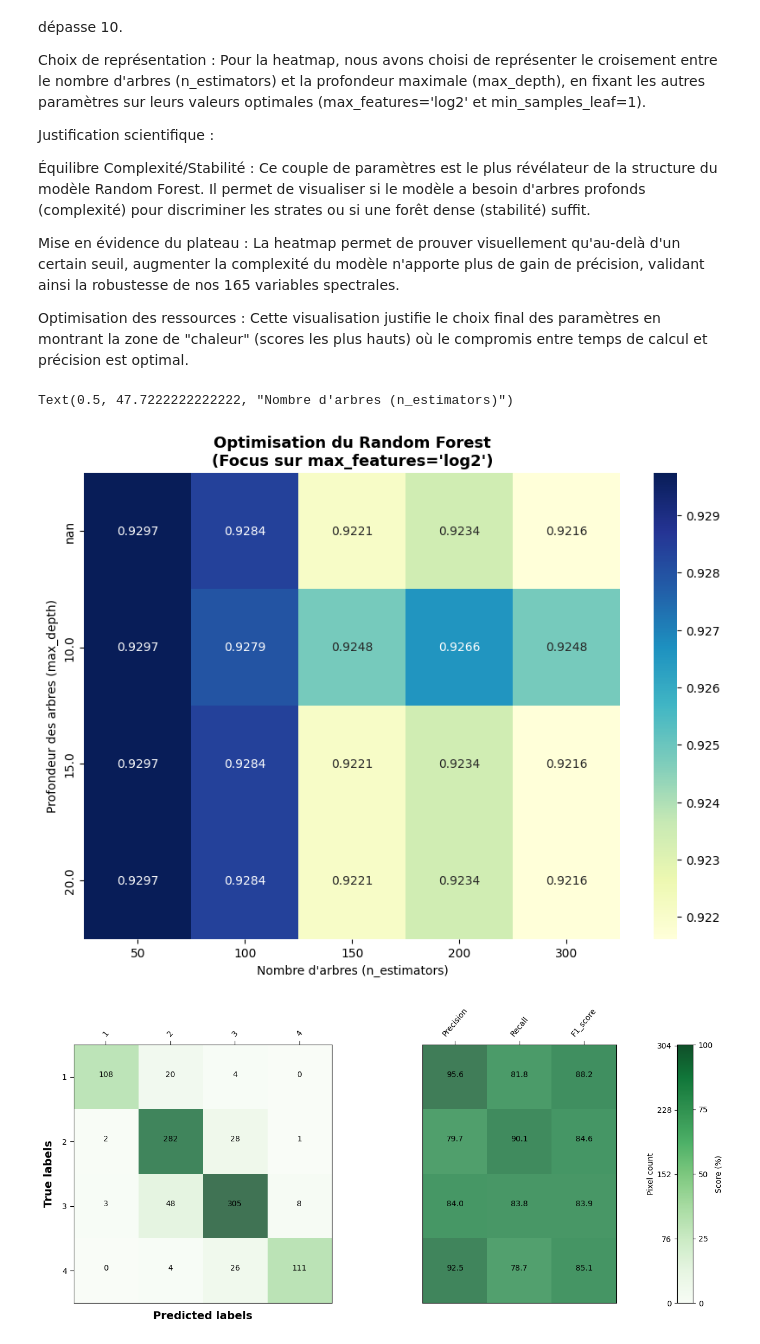
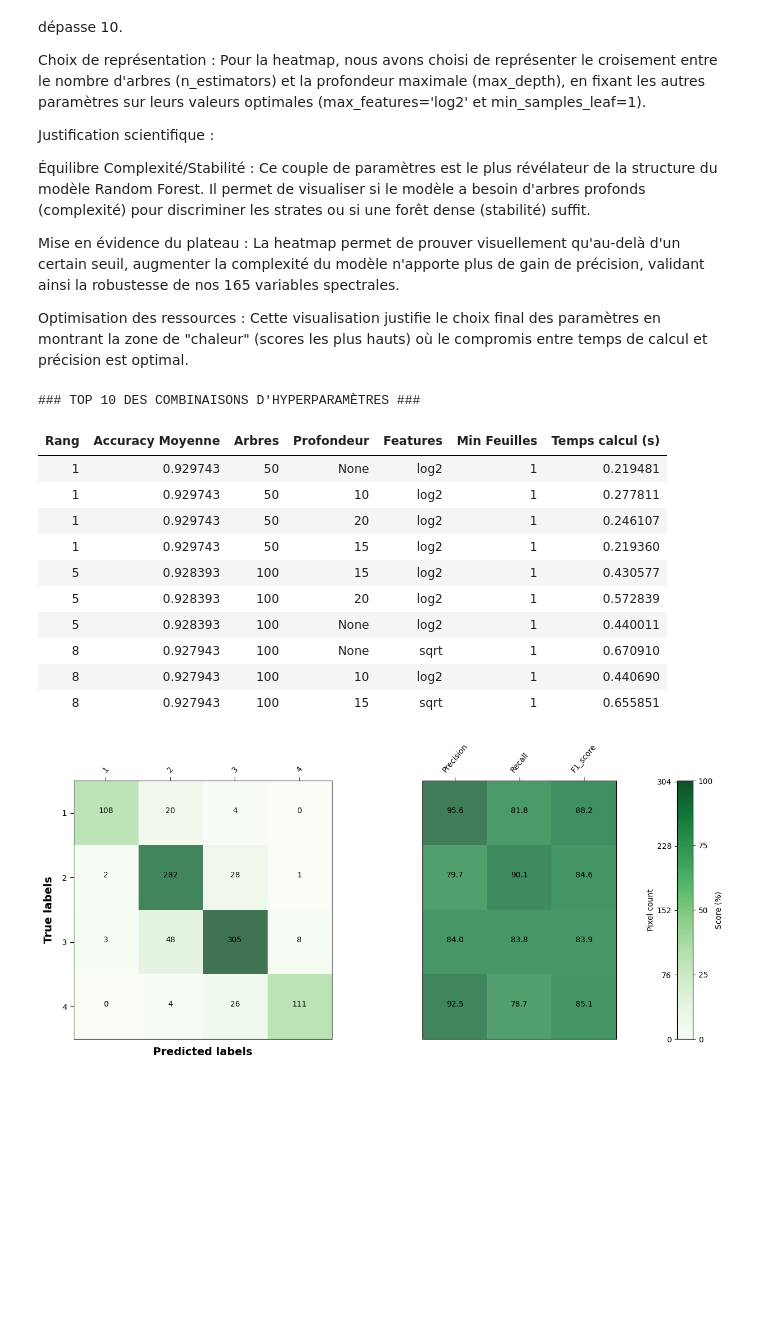
Before and after one commit to Shona2402/projet_telea_TUIL_SHONA, a Jupyter notebook: projet_telea_TUIL_SHONA.ipynb, the cells around one changed output. Drawn from its saved outputs; the diff is of its cells as text; code cells hidden in the pictures; blank space fills up the shorter version.

```diff
--- a/projet_telea_TUIL_SHONA.ipynb
+++ b/projet_telea_TUIL_SHONA.ipynb
@@ -318,21 +294,42 @@ Justification scientifique :
 Mise en évidence du plateau : La heatmap permet de prouver visuellement qu'au-delà d'un certain seuil, augmenter la complexité du modèle n'apporte plus de gain de précision, validant ainsi la robustesse de nos 165 variables spectrales.
 
 Optimisation des ressources : Cette visualisation justifie le choix final des paramètres en montrant la zone de "chaleur" (scores les plus hauts) où le compromis entre temps de calcul et précision est optimal.
-# %%
-# Filtrage sur le meilleur paramètre identifié (log2)
-sub_df = results_df[(results_df['param_max_features'] == 'log2') &
-                    (results_df['param_min_samples_leaf'] == 1)]
-
-pivot = sub_df.pivot(index='param_max_depth', columns='param_n_estimators', values='mean_test_score')
-pivot.index = [str(x) for x in pivot.index]
-
-plt.figure(figsize=(10, 7))
-sns.heatmap(pivot, annot=True, cmap='YlGnBu', fmt='.4f')
-plt.title("Optimisation du Random Forest\n(Focus sur max_features='log2')", fontsize=13, fontweight='bold')
-plt.ylabel("Profondeur des arbres (max_depth)")
-plt.xlabel("Nombre d'arbres (n_estimators)")
-# %% [output]
-Text(0.5, 47.7222222222222, "Nombre d'arbres (n_estimators)")
-[figure, removed]
+# %%
+import pandas as pd
+
+# 1. On récupère les résultats
+results_df = pd.DataFrame(grid_search.cv_results_)
+
+# 2. Sélection et renommage des colonnes pour la lisibilité
+cols_utiles = {
+    'rank_test_score': 'Rang',
+    'mean_test_score': 'Accuracy Moyenne',
+    'param_n_estimators': 'Arbres',
+    'param_max_depth': 'Profondeur',
+    'param_max_features': 'Features',
+    'param_min_samples_leaf': 'Min Feuilles',
+    'mean_fit_time': 'Temps calcul (s)'
+}
+
+# 3. Création du tableau de synthèse
+top_10_df = results_df[list(cols_utiles.keys())].sort_values(by='rank_test_score').head(10)
+top_10_df = top_10_df.rename(columns=cols_utiles)
+
+# Affichage
+print("### TOP 10 DES COMBINAISONS D'HYPERPARAMÈTRES ###")
+display(top_10_df.style.hide(axis='index').background_gradient(cmap='Greens', subset=['Accuracy Moyenne']))
+# %% [output]
+### TOP 10 DES COMBINAISONS D'HYPERPARAMÈTRES ###
+| Rang | Accuracy Moyenne | Arbres | Profondeur | Features | Min Feuilles | Temps calcul (s) |
+| 1 | 0.929743 | 50 | None | log2 | 1 | 0.219481 |
+| 1 | 0.929743 | 50 | 10 | log2 | 1 | 0.277811 |
+| 1 | 0.929743 | 50 | 20 | log2 | 1 | 0.246107 |
+| 1 | 0.929743 | 50 | 15 | log2 | 1 | 0.219360 |
+| 5 | 0.928393 | 100 | 15 | log2 | 1 | 0.430577 |
+| 5 | 0.928393 | 100 | 20 | log2 | 1 | 0.572839 |
+| 5 | 0.928393 | 100 | None | log2 | 1 | 0.440011 |
+| 8 | 0.927943 | 100 | None | sqrt | 1 | 0.670910 |
+| 8 | 0.927943 | 100 | 10 | log2 | 1 | 0.440690 |
+| 8 | 0.927943 | 100 | 15 | sqrt | 1 | 0.655851 |
 # %%
 # ==============================================================================
```
Also changed, not shown: parts of 3 cells of this notebook.
